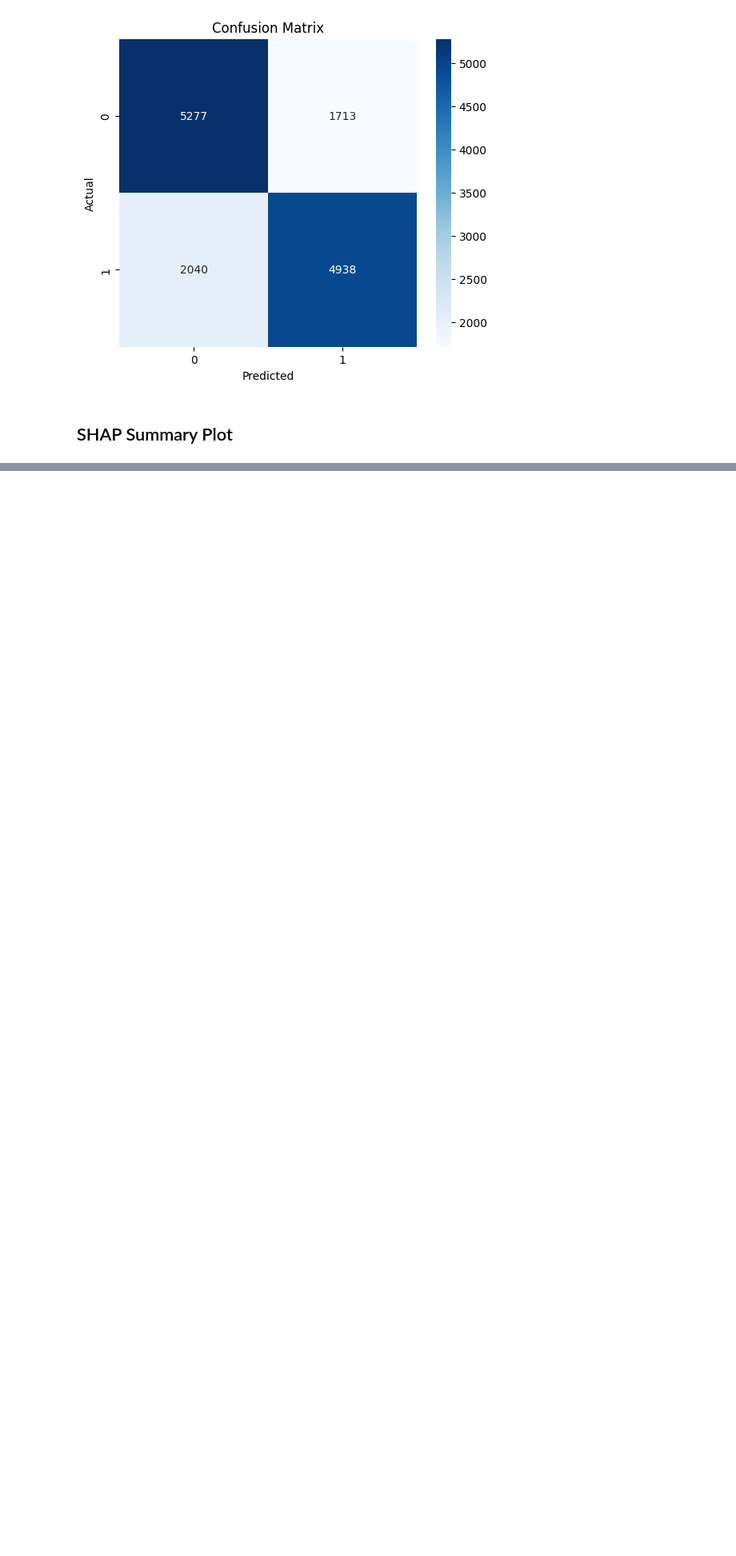
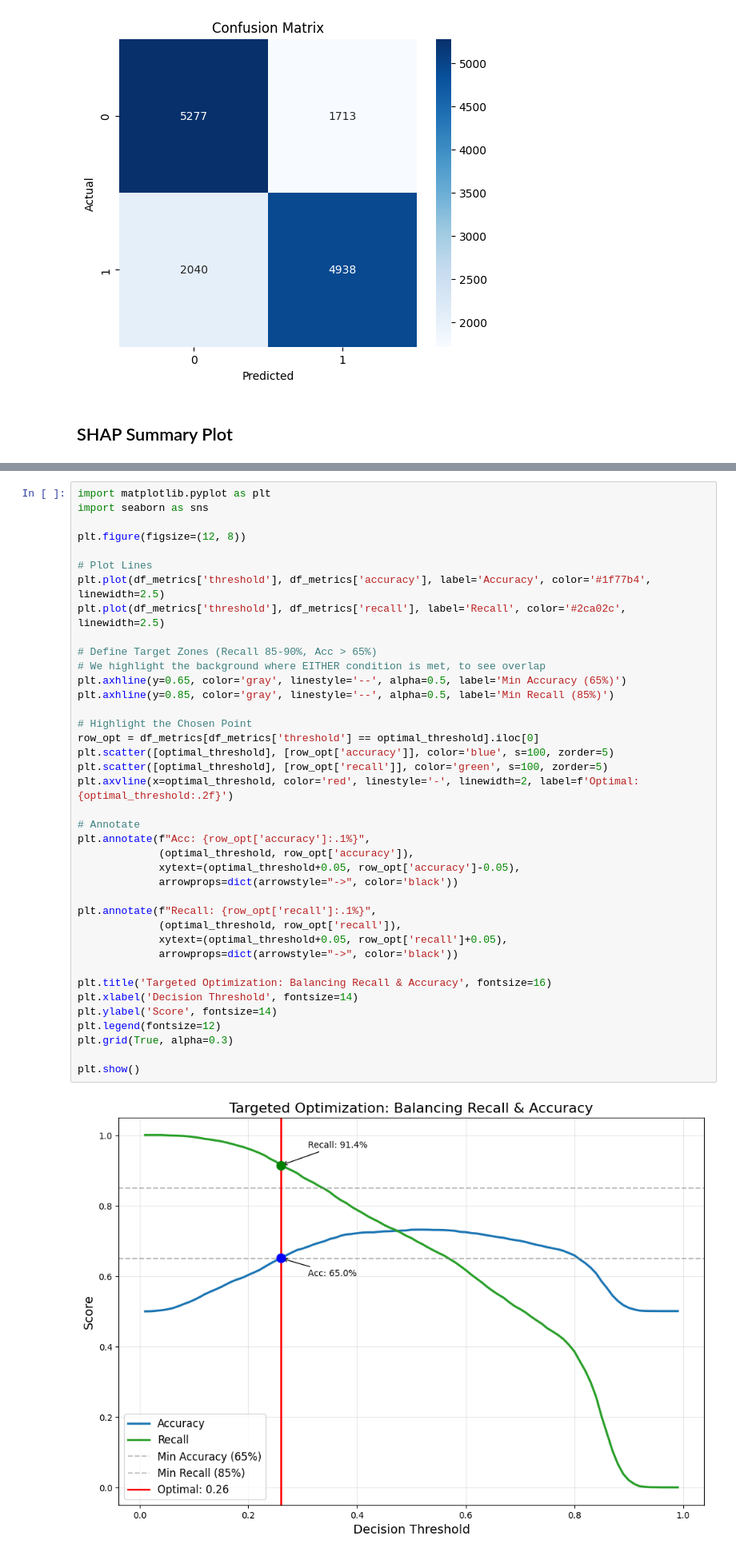
Before and after one commit to Armand-Clouteau-91/cardiovascular_disease_ml, a Jupyter notebook: notebooks/03_Analysis_and_Report.ipynb, the cells around one changed output, grey strips where cells are left out. Shown at 80% size. Cells and saved outputs as stored; diff of their text form; blank space fills up the shorter version.

```diff
--- a/notebooks/03_Analysis_and_Report.ipynb
+++ b/notebooks/03_Analysis_and_Report.ipynb
@@ -120,0 +267,41 @@ plt.show()
+# %%
+import matplotlib.pyplot as plt
+import seaborn as sns
+
+plt.figure(figsize=(12, 8))
+
+# Plot Lines
+plt.plot(df_metrics['threshold'], df_metrics['accuracy'], label='Accuracy', color='#1f77b4', linewidth=2.5)
+plt.plot(df_metrics['threshold'], df_metrics['recall'], label='Recall', color='#2ca02c', linewidth=2.5)
+
+# Define Target Zones (Recall 85-90%, Acc > 65%)
+# We highlight the background where EITHER condition is met, to see overlap
+plt.axhline(y=0.65, color='gray', linestyle='--', alpha=0.5, label='Min Accuracy (65%)')
+plt.axhline(y=0.85, color='gray', linestyle='--', alpha=0.5, label='Min Recall (85%)')
+
+# Highlight the Chosen Point
+row_opt = df_metrics[df_metrics['threshold'] == optimal_threshold].iloc[0]
+plt.scatter([optimal_threshold], [row_opt['accuracy']], color='blue', s=100, zorder=5)
+plt.scatter([optimal_threshold], [row_opt['recall']], color='green', s=100, zorder=5)
+plt.axvline(x=optimal_threshold, color='red', linestyle='-', linewidth=2, label=f'Optimal: {optimal_threshold:.2f}')
+
+# Annotate
+plt.annotate(f"Acc: {row_opt['accuracy']:.1%}",
+             (optimal_threshold, row_opt['accuracy']),
+             xytext=(optimal_threshold+0.05, row_opt['accuracy']-0.05),
+             arrowprops=dict(arrowstyle="->", color='black'))
+
+plt.annotate(f"Recall: {row_opt['recall']:.1%}",
+             (optimal_threshold, row_opt['recall']),
+             xytext=(optimal_threshold+0.05, row_opt['recall']+0.05),
+             arrowprops=dict(arrowstyle="->", color='black'))
+
+plt.title('Targeted Optimization: Balancing Recall & Accuracy', fontsize=16)
+plt.xlabel('Decision Threshold', fontsize=14)
+plt.ylabel('Score', fontsize=14)
+plt.legend(fontsize=12)
+plt.grid(True, alpha=0.3)
+
+plt.show()
+# %% [output]
+[figure, added]
```
Also changed, not shown: parts of 11 cells of this notebook, 2 other files.
